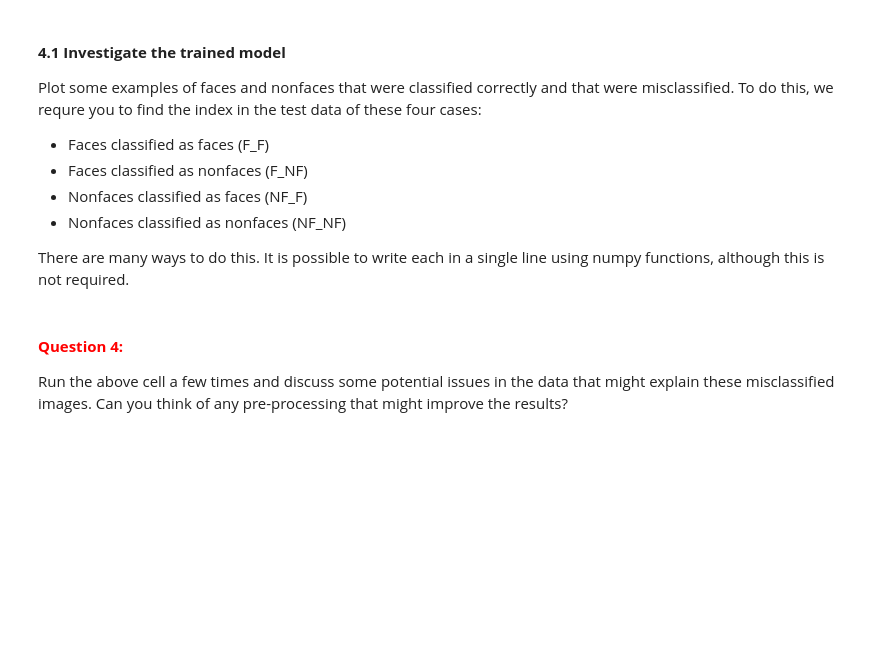
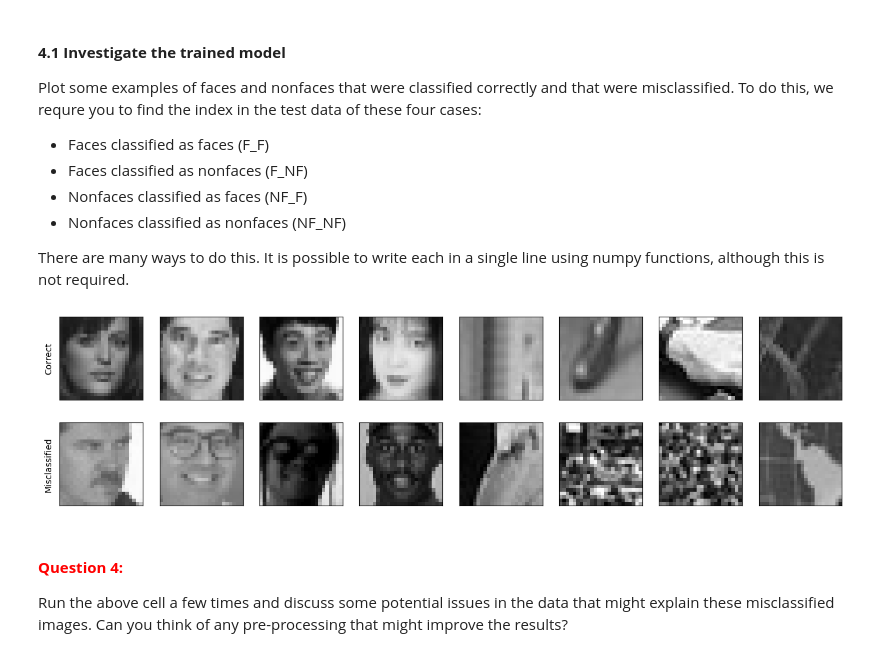
Before and after one commit to mfroeh/TBMI26, a Jupyter notebook: A3_Boosting/AdaBoost.ipynb, the cells around one changed output. Saved outputs shown, nothing was run; the diff lists cells and outputs as text; code cells hidden in the pictures; blank space fills up the shorter version.

Commit message:
lab3 training done

```diff
--- a/A3_Boosting/AdaBoost.ipynb
+++ b/A3_Boosting/AdaBoost.ipynb
@@ -191,9 +192,11 @@ def TrainWeakClassifier(X,Y,D):
     # --------------------------------------------
 
     for f in range(X.shape[0]):
-        for t in np.unique(X[f]):
+        feature_values = X[f]
+        for t in np.unique(feature_values):
             p = 1
-            pred = WeakClassifier(X[f], t, p)
+            pred = WeakClassifier(feature_values, t, p)
+            assert len(pred) == X.shape[1] == len(D)
             err = WeakClassifierError(Y, pred, D)
 
             if err > 0.5:
@@ -252,7 +255,7 @@ def TrainStrongClassifier(X,Y,N=10):
     # --------------------------------------------
 
     # Initialize sample weights here
-    D = np.ones((X.shape[0],)) / X.shape[0]
+    D = np.ones((X.shape[1],)) / X.shape[1]
 
     # ============================================
 
@@ -301,9 +304,18 @@ def StrongClassifier(Params, X, Y=None):
     # === Your code here =========================
     # --------------------------------------------
 
-    sum_ = None
-    for f, t, p, a in Params:
+    fOpt = Params[0]
+    tOpt = Params[1]
+    pOpt = Params[2]
+    aOpt = Params[3]
+
+    Err = np.zeros((aOpt.shape))
+
+    sum_ = 0
+    for (i, (f, t, p, a)) in enumerate(zip(fOpt, tOpt, pOpt, aOpt)):
         sum_ += a * WeakClassifier(X[f], t, p)
+        if Y is not None:
+            Err[i] = WeakClassifierError(Y, np.sign(sum_), np.ones(X.shape[1]) / X.shape[1])
 
     H = np.sign(sum_)
 
@@ -317,12 +329,14 @@ Now you will run the AdaBoost training and evaluate the results. We have provide
 
 The following cell generates a set of random Haar-features, then precomputes the feature values and splits the data into a training set and a test set. Change the three hyperparamters; number of Haar-features, number of training samples, and number of weak classifiers to obtain the target performance 7% error or lower. Of course the error should be stable below the target as well.
 # %%
+# 6.1 % at 500, 4000, 20
+
 # Generate Haar feature masks
-haarFeatureMasks = GenerateHaarFeatureMasks(nbrHaarFeatures = 1000)
+haarFeatureMasks = GenerateHaarFeatureMasks(nbrHaarFeatures = 500)
 
 # Extract feature values and split into training and test sets
-trainImages, testImages, XTrain, YTrain, XTest, YTest = GenerateTrainTestData(faces, nonfaces, haarFeatureMasks, nbrTrainImages = 100)
+trainImages, testImages, XTrain, YTrain, XTest, YTest = GenerateTrainTestData(faces, nonfaces, haarFeatureMasks, nbrTrainImages = 4000)
 
 # Train the classifier
-optParams = TrainStrongClassifier(XTrain, YTrain, N = 10)
+optParams = TrainStrongClassifier(XTrain, YTrain, N = 20)
 # %% [output]
@@ -378,3 +395,15 @@ PlotClassifications(testImages, F_F, F_NF, NF_NF, NF_F, N=3, selectRandom=True)
+# %%
+face = 1
+non_face = -1
+
+F_F   = np.intersect1d(np.argwhere(YTest == face), np.argwhere(HTest == face))
+F_NF  = np.intersect1d(np.argwhere(YTest == face), np.argwhere(HTest == non_face))
+NF_F  = np.intersect1d(np.argwhere(YTest == non_face), np.argwhere(HTest == face))
+NF_NF = np.intersect1d(np.argwhere(YTest == non_face), np.argwhere(HTest == non_face))
+
+PlotClassifications(testImages, F_F, F_NF, NF_NF, NF_F, N=3, selectRandom=True)
+# %% [output]
+[figure, added]
 # %% [markdown]
 #### **<span style="color:red">Question 4:</span>**
 Run the above cell a few times and discuss some potential issues in the data that might explain these misclassified images. Can you think of any pre-processing that might improve the results?
```
Also changed, not shown: parts of 11 cells of this notebook.
